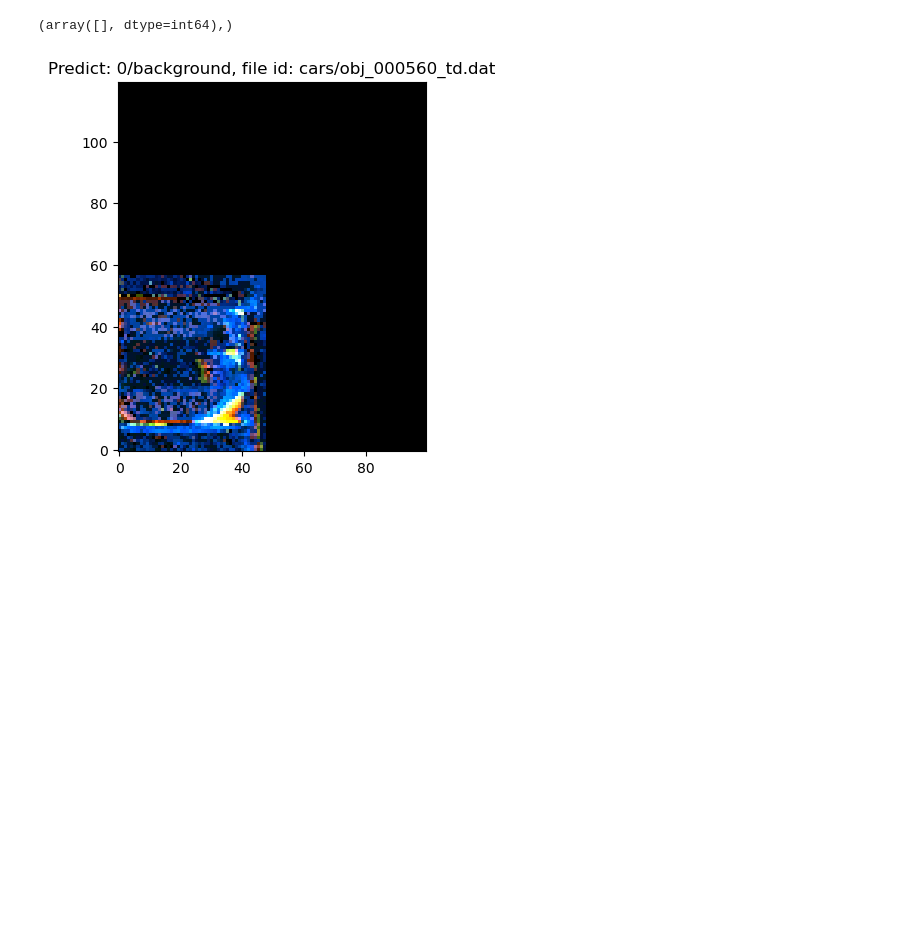
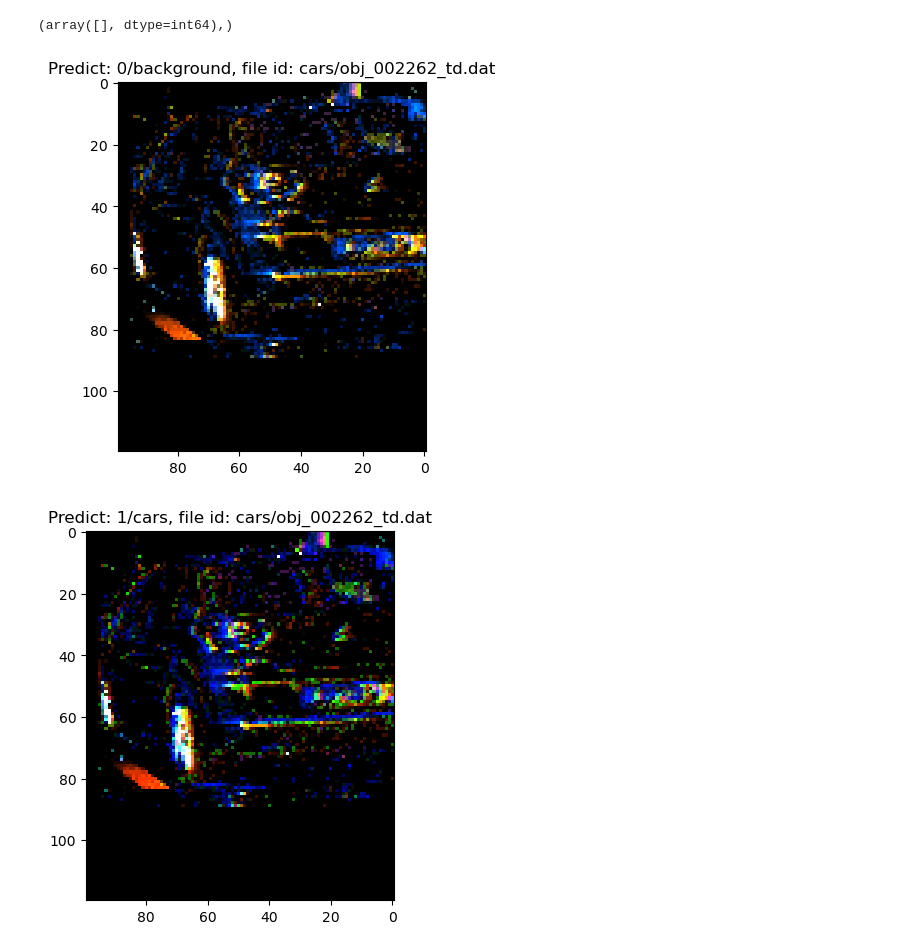
Before and after one commit to hesamaraghi/DGCNN_CV_format, a Jupyter notebook: test_loading.ipynb, the cells around one changed output. Saved outputs shown, nothing was run; the diff lists cells and outputs as text; code cells hidden in the pictures; blank space fills up the shorter version.

Commit message:
make it multiple model

```diff
--- a/test_loading.ipynb
+++ b/test_loading.ipynb
@@ -143,11 +110,18 @@ def create_image(representation):
 # %%
 # Seed everything. Note that this does not make training entirely
 # deterministic.
-pl.seed_everything(cfg.seed, workers=True)
+for cfg in cfgs:
+    pl.seed_everything(cfg.seed, workers=True)
 
-
+for cfg in cfgs[1:]:
+    compare_dict = recursive_dict_compare(OmegaConf.to_object(cfgs[0].dataset),OmegaConf.to_object(cfg.dataset))
+    if len(compare_dict)!=0:
+        if not (len(compare_dict) == 1 and 'num_workers' in compare_dict.keys()):
+            print(compare_dict)
+            raise Exception("Datasets are not the same")
 # Create datasets using factory pattern
-gdm = GraphDataModule(cfg)
-cfg.dataset.num_classes = gdm.num_classes
+gdm = GraphDataModule(cfgs[0])
+for cfg in cfgs:
+    cfg.dataset.num_classes = gdm.num_classes
 # %% [output]
 Global seed set to 0
@@ -172,10 +148,11 @@ Global seed set to 0
 # print(set(test_file_list).intersection(set(train_file_list)))
 # print(set(val_file_list).intersection(set(train_file_list)))
 # %%
-model = model_factory.factory(cfg)
+
+models = [model_factory.factory(cfg) for cfg in cfgs]
 
 # Tie it all together with PyTorch Lightning: Runner contains the model,
 # optimizer, loss function and metrics; Trainer executes the
 # training/validation loops and model checkpointing.
 
-runner = Runner.load_from_checkpoint(osp.join(artifact_dir,"model.ckpt"), cfg=cfg, model=model)
+runners = [Runner.load_from_checkpoint(osp.join(artifact_dir,"model.ckpt"), cfg=cfg, model=model) for artifact_dir, cfg, model in zip(artifact_dirs, cfgs, models)]
@@ -359,23 +367,28 @@ np.where(np.array(y1_hat) !=  ds[idx][0].y.clone().detach().cpu().numpy())
 # %% [output]
 (array([], dtype=int64),)
 # %%
-
-idx = 4212
+idx = 4160
+# idx = name2ind['cars/obj_000623_td.dat']
 data = ds[idx]
-
-fig, axs = plt.subplots(1, 1)
+device = torch.device("cuda" if torch.cuda.is_available() else "cpu")
 data.batch = torch.zeros(data.num_nodes, dtype=torch.long)
 data = data.to(device)
-out = model(data)
-vox = model.quantization_layer.forward(data)
-label = torch.argmax(out, dim=1)
-rep = create_image(vox)
-axs.imshow(rep.permute(1,2,0))
-axs.invert_yaxis()
-axs.set_title(f"Predict: {label.item()}/{ds.categories[label.item()]}, file id: {data.label[0]}/{data.file_id}")
+
+for model in models:
+    fig, axs = plt.subplots(1, 1)
+    model.eval()
+    out = model(data)
+    vox = model.quantization_layer.forward(data)
+    label = torch.argmax(out, dim=1)
+    rep = create_image(vox)
+    axs.imshow(rep.permute(1,2,0))
+    axs.invert_xaxis()
+    axs.set_title(f"Predict: {label.item()}/{ds.categories[label.item()]}, file id: {data.label[0]}/{data.file_id}")
+    axs.set_aspect('equal', 'box')
 plt.show()
 # %% [output]
-[figure, old version]
+[figure, new version]
+[figure, added]
 # %%
 
 ys = [d.y.clone().detach().item() for d in ds]
```
Also changed, not shown: parts of 17 cells of this notebook.
